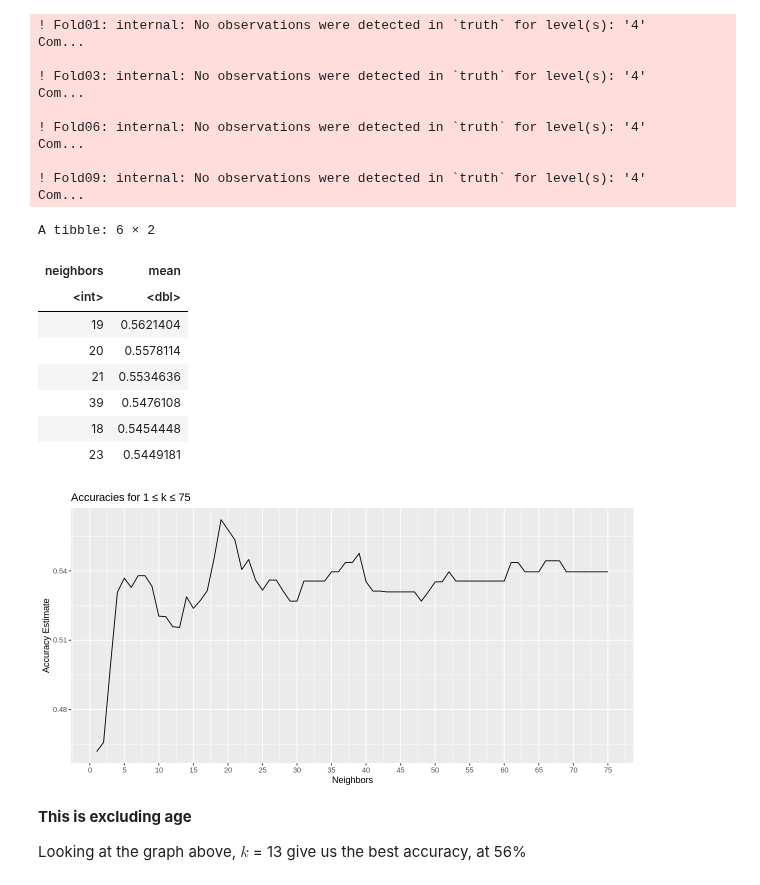
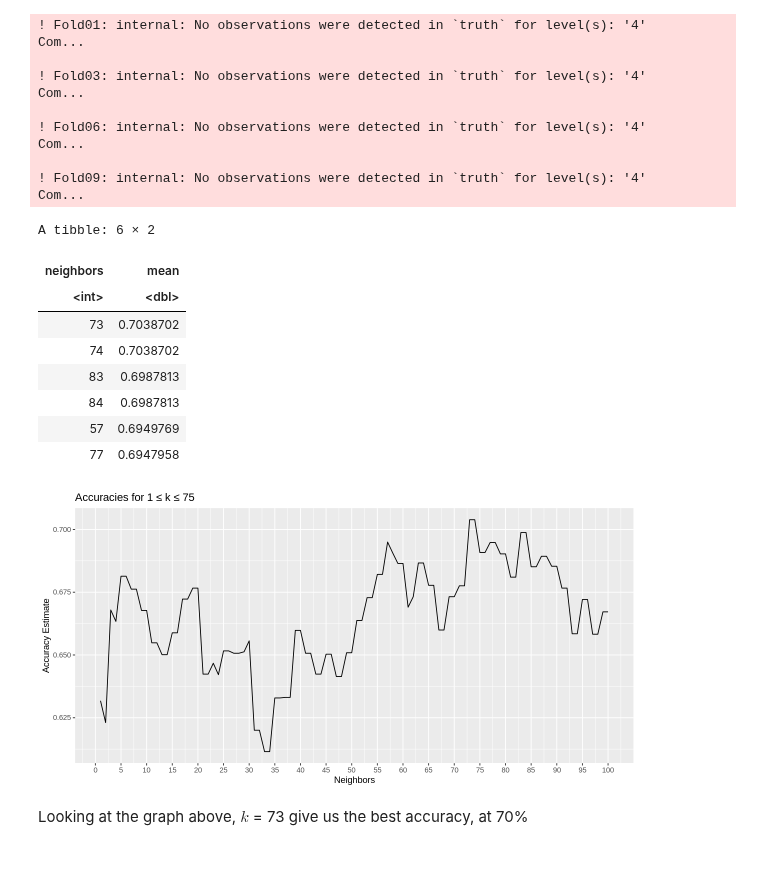
Before and after one commit to Agamchawla/group-29-project, a Jupyter notebook: group_29_project_report.ipynb, the cells around one changed output. Drawn from its saved outputs; the diff is of its cells as text; code cells hidden in the pictures.

Commit message:
fixed accuracy, strata to diag, not using age anymore, added mapping
This might not work

```diff
--- a/group_29_project_report.ipynb
+++ b/group_29_project_report.ipynb
@@ -50,7 +32,7 @@ cleveland_data <- read_csv("https://archive.ics.uci.edu/ml/machine-learning-data
 cleveland_data[ cleveland_data == "?" ] <- NA
 
 cleveland_clean <- cleveland_data %>%
-                    mutate(diag = ifelse(is.na(num), NA, (num > 0))) %>%
+                    mutate(diag = as.factor(ifelse(is.na(num), NA, (num > 0)))) %>%
                     mutate(sex = as.factor(as.integer(sex)), cp = as.factor(as.integer(cp)),
                            fbs = as.factor(as.integer(fbs)), restecg = as.factor(as.integer(restecg)),
                            exang = as.factor(as.integer(exang)), thal = as.factor(as.integer(thal)),
@@ -152,39 +134,22 @@ To visualize relationships in our data, we generated scatter plots of different
 
 Now our goal is to find the best value for the K-nearest neighbours, that provides us with the highest accuracy, and better predictions. We had already split the data into a training and testing set in the beginning, so in the code below we create a classifier and preform cross validation with 10 folds.
 # %%
+set.seed(1)
+
 # Performing Standardization
-cleveland_recipe <- recipe(num ~ chol + thalach , data = cleveland_training) %>%
+cleveland_recipe <- recipe(diag ~ chol + thalach , data = cleveland_training) %>%
    step_scale(all_predictors()) %>%
    step_center(all_predictors())
 
-# Create classifier
-knn_spec <- nearest_neighbor(weight_func = "rectangular", neighbors = 3) %>%
-      set_engine("kknn") %>%
-      set_mode("classification")
-# cleveland_fit <- workflow() %>%
-#       add_recipe(cleveland_recipe) %>%
-#       add_model(knn_spec) %>%
-#       fit(data = cleveland_training)
-
 # Perform 10 fold-cross valdiation
-cleveland_vfold <- vfold_cv(cleveland_training, v = 10, strata = num)
-
-# cleveland_resample_fit <- workflow() %>%
-#       add_recipe(cleveland_recipe) %>%
-#       add_model(knn_spec) %>%
-#       fit_resamples(resamples = cleveland_vfold)
-
-# Get the mean and standard error of of classifier accuracy
-# cleveland_metrics <- cleveland_resample_fit %>%
-#       collect_metrics()
-# cleveland_metrics
+cleveland_vfold <- vfold_cv(cleveland_training, v = 10, strata = diag)
 
 # K-nearest neighbour model specification
 knn_tune <- nearest_neighbor(weight_func = "rectangular", neighbors = tune()) %>%
             set_engine("kknn") %>%
             set_mode("classification")
 
-gridvals <- tibble(neighbors = c(1:75))
+gridvals <- tibble(neighbors = c(1:100))
 
 # Create new workflow using new knn_tune
 knn_results <- workflow() %>%
@@ -207,34 +172,32 @@ Com...
 ! Fold09: internal: No observations were detected in `truth` for level(s): '4'
 Com...
 # %%
-options(repr.plot.width=10, repr.plot.height=5)
+options(repr.plot.width = 10, repr.plot.height = 5)
 
 #To find best k value filter for accuracies and graph
 accuracies <- knn_results %>%
       filter(.metric == "accuracy") %>%
       select(neighbors, mean) %>%
       arrange(desc(mean))
 
 accuracy_versus_k <- ggplot(accuracies, aes(x = neighbors, y = mean))+
       #geom_point() +
       geom_line() +
       labs(x = "Neighbors", y = "Accuracy Estimate", title = "Accuracies for 1 ≤ k ≤ 75") +
-      scale_x_continuous(breaks = seq(0, 75, by = 5))  # adjusting the x-axis
+      scale_x_continuous(breaks = seq(0, 100, by = 5))  # adjusting the x-axis
 
 accuracy_versus_k
 head(accuracies)
 # %% [output]
 A tibble: 6 × 2
 | neighbors | mean |
 | <int> | <dbl> |
-| 19 | 0.5621404 |
-| 20 | 0.5578114 |
-| 21 | 0.5534636 |
-| 39 | 0.5476108 |
-| 18 | 0.5454448 |
-| 23 | 0.5449181 |
+| 73 | 0.7038702 |
+| 74 | 0.7038702 |
+| 83 | 0.6987813 |
+| 84 | 0.6987813 |
+| 57 | 0.6949769 |
+| 77 | 0.6947958 |
-[figure, old version]
+[figure, new version]
 # %% [markdown]
-**This is excluding age**
-
-Looking at the graph above, $k$ = 13 give us the best accuracy, at 56%
+Looking at the graph above, $k$ = 73 give us the best accuracy, at 70%
```
Also changed, not shown: parts of 6 cells of this notebook.
